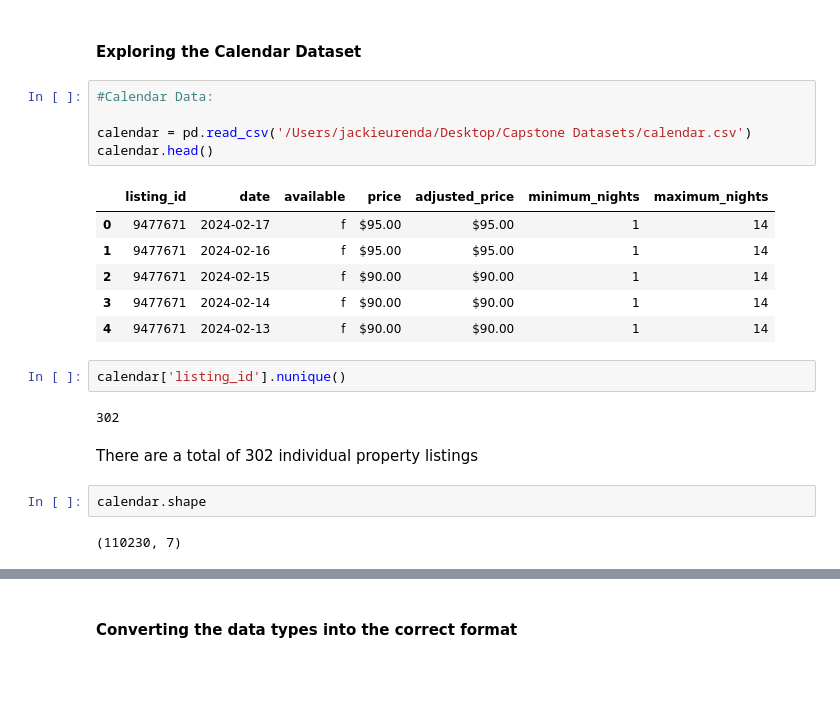
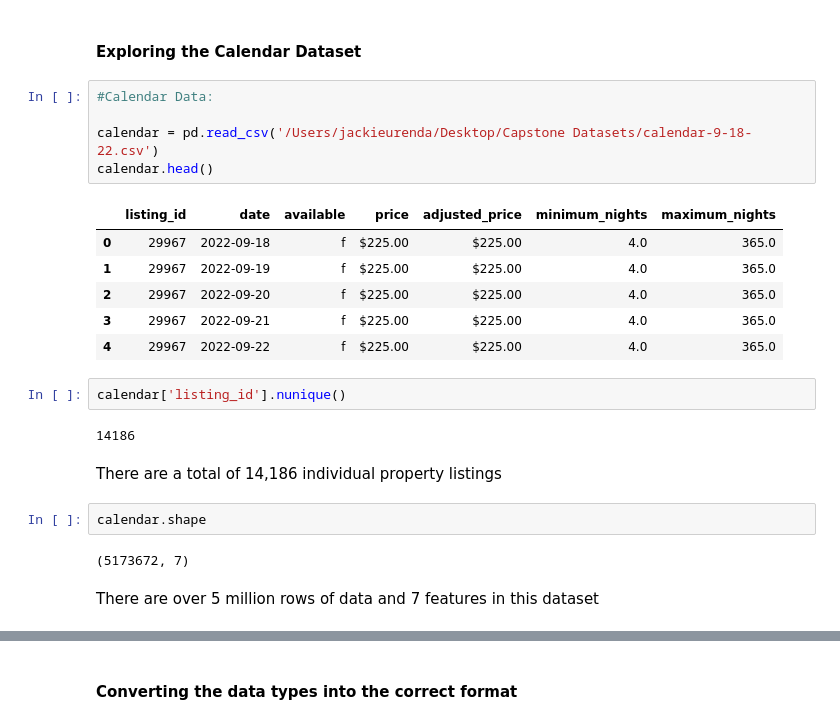
Before and after one commit to RenettaNelson/USD-Capstone-Project, a Jupyter notebook: Code Library Folder/Capstone-EDA.ipynb, the cells around one changed output, grey strips where cells are left out. Saved outputs shown, nothing was run; the diff lists cells and outputs as text; blank space fills up the shorter version.

Commit message:
Jackie EDA updated

```diff
--- a/Code Library Folder/Capstone-EDA.ipynb
+++ b/Code Library Folder/Capstone-EDA.ipynb
@@ -10,25 +10,27 @@ import matplotlib.pyplot as plt
 # %%
 #Calendar Data:
 
-calendar = pd.read_csv('/Users/jackieurenda/Desktop/Capstone Datasets/calendar.csv')
+calendar = pd.read_csv('/Users/jackieurenda/Desktop/Capstone Datasets/calendar-9-18-22.csv')
 calendar.head()
 # %% [output]
 |  | listing_id | date | available | price | adjusted_price | minimum_nights | maximum_nights |
-| 0 | 9477671 | 2024-02-17 | f | $95.00 | $95.00 | 1 | 14 |
-| 1 | 9477671 | 2024-02-16 | f | $95.00 | $95.00 | 1 | 14 |
-| 2 | 9477671 | 2024-02-15 | f | $90.00 | $90.00 | 1 | 14 |
-| 3 | 9477671 | 2024-02-14 | f | $90.00 | $90.00 | 1 | 14 |
-| 4 | 9477671 | 2024-02-13 | f | $90.00 | $90.00 | 1 | 14 |
+| 0 | 29967 | 2022-09-18 | f | $225.00 | $225.00 | 4.0 | 365.0 |
+| 1 | 29967 | 2022-09-19 | f | $225.00 | $225.00 | 4.0 | 365.0 |
+| 2 | 29967 | 2022-09-20 | f | $225.00 | $225.00 | 4.0 | 365.0 |
+| 3 | 29967 | 2022-09-21 | f | $225.00 | $225.00 | 4.0 | 365.0 |
+| 4 | 29967 | 2022-09-22 | f | $225.00 | $225.00 | 4.0 | 365.0 |
 # %%
 calendar['listing_id'].nunique()
 # %% [output]
-302
+14186
 # %% [markdown]
-There are a total of 302 individual property listings
+There are a total of 14,186 individual property listings
 # %%
 calendar.shape
 # %% [output]
-(110230, 7)
+(5173672, 7)
+# %% [markdown]
+There are over 5 million rows of data and 7 features in this dataset
 # %%
 calendar.dtypes
 # %% [output]
```
Also changed, not shown: parts of 23 cells of this notebook.
